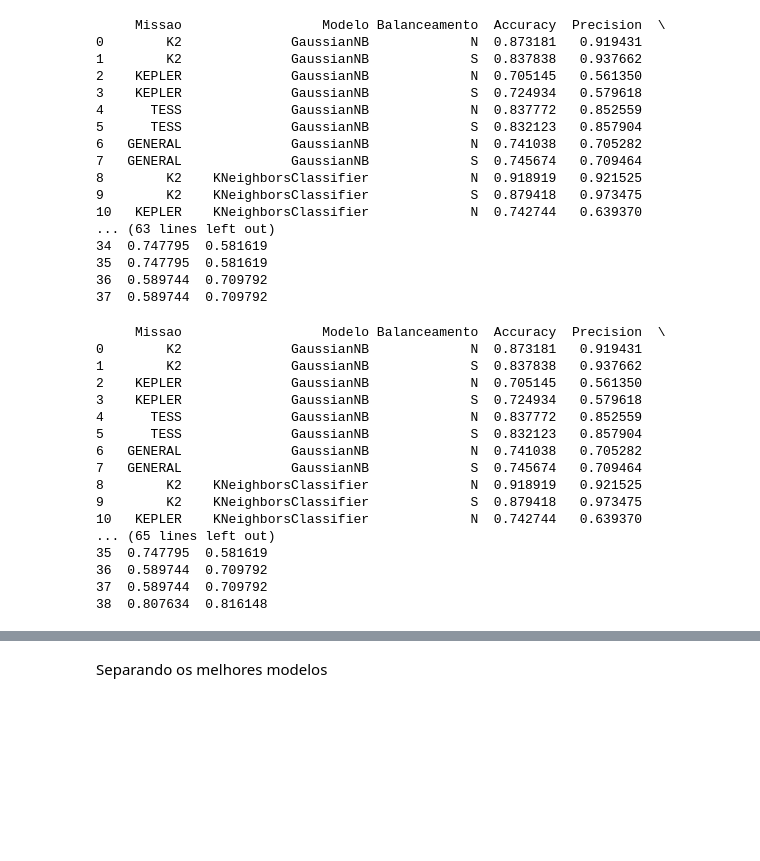
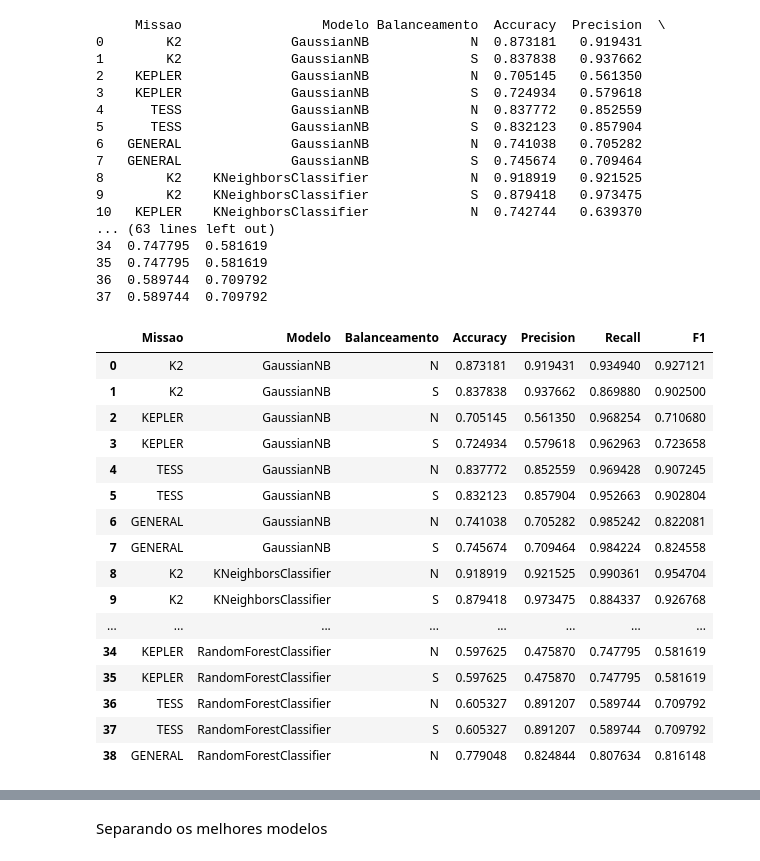
Before and after one commit to jnnastti/EstelarClass, a Jupyter notebook: EstelarClass.ipynb, the cells around one changed output, grey strips where cells are left out. Drawn from its saved outputs; the diff is of its cells as text; code cells hidden in the pictures; blank space fills up the shorter version.

```diff
--- a/EstelarClass.ipynb
+++ b/EstelarClass.ipynb
@@ -1529,5 +1541,6 @@ print(model_info)
 33  0.992771  0.990385
 # %%
+modeloRF = RandomForestClassifier(random_state=42)
 modeloRF.fit(kepler_base.x_kepler_treino,kepler_base.y_kepler_treino)
 y_kepler_previsto = modeloLR.predict(kepler_base.x_kepler_teste)
 
@@ -1574,6 +1587,7 @@ print(model_info)
 33  0.992771  0.990385
 34  0.747795  0.581619
 # %%
+modeloRF = RandomForestClassifier(random_state=42)
 modeloRF.fit(kepler_base.x_kepler_treino_bal,kepler_base.y_kepler_treino_bal)
 y_kepler_previsto = modeloLR.predict(kepler_base.x_kepler_teste)
 
@@ -1620,6 +1634,7 @@ print(model_info)
 34  0.747795  0.581619
 35  0.747795  0.581619
 # %%
+modeloRF = RandomForestClassifier(random_state=42)
 modeloRF.fit(tess_base.x_tess_treino,tess_base.y_tess_treino)
 y_tess_previsto = modeloKNN.predict(tess_base.x_tess_teste)
 
@@ -1666,6 +1681,7 @@ print(model_info)
 35  0.747795  0.581619
 36  0.589744  0.709792
 # %%
+modeloRF = RandomForestClassifier(random_state=42)
 modeloRF.fit(tess_base.x_tess_treino_bal,tess_base.y_tess_treino_bal)
 y_tess_previsto = modeloKNN.predict(tess_base.x_tess_teste)
 
@@ -1712,49 +1728,50 @@ print(model_info)
 36  0.589744  0.709792
 37  0.589744  0.709792
 # %%
+modeloRF = RandomForestClassifier(random_state=42)
 modeloRF.fit(general_base.x_general_treino,general_base.y_general_treino)
 y_general_previsto = modeloKNN.predict(general_base.x_general_teste)
 
 general_base.y_general_teste[:10],y_general_previsto[:10]
 
 accuracy = accuracy_score(general_base.y_general_teste, y_general_previsto)
 
 # Calcular precision
 precision = precision_score(general_base.y_general_teste, y_general_previsto, pos_label='planet')
 
 # Calcular recall
 recall = recall_score(general_base.y_general_teste, y_general_previsto, pos_label='planet')
 
 # Calcular F1 score
 f1 = f1_score(general_base.y_general_teste, y_general_previsto, pos_label='planet')
 
 model_info.loc[len(model_info)] = {
     'Missao' : 'GENERAL',
     'Modelo' : modeloRF.__class__.__name__,
     'Balanceamento' : 'N',
     'Accuracy' : accuracy,
     'Precision' : precision,
     'Recall' : recall,
     'F1' : f1
 }
 
-print(model_info)
+model_info
 # %% [output]
-     Missao                  Modelo Balanceamento  Accuracy  Precision  \
-0        K2              GaussianNB             N  0.873181   0.919431
-1        K2              GaussianNB             S  0.837838   0.937662
-2    KEPLER              GaussianNB             N  0.705145   0.561350
-3    KEPLER              GaussianNB             S  0.724934   0.579618
-4      TESS              GaussianNB             N  0.837772   0.852559
-5      TESS              GaussianNB             S  0.832123   0.857904
-6   GENERAL              GaussianNB             N  0.741038   0.705282
-7   GENERAL              GaussianNB             S  0.745674   0.709464
-8        K2    KNeighborsClassifier             N  0.918919   0.921525
-9        K2    KNeighborsClassifier             S  0.879418   0.973475
-10   KEPLER    KNeighborsClassifier             N  0.742744   0.639370
-... (65 lines left out)
-35  0.747795  0.581619
-36  0.589744  0.709792
-37  0.589744  0.709792
-38  0.807634  0.816148
+|  | Missao | Modelo | Balanceamento | Accuracy | Precision | Recall | F1 |
+| 0 | K2 | GaussianNB | N | 0.873181 | 0.919431 | 0.934940 | 0.927121 |
+| 1 | K2 | GaussianNB | S | 0.837838 | 0.937662 | 0.869880 | 0.902500 |
+| 2 | KEPLER | GaussianNB | N | 0.705145 | 0.561350 | 0.968254 | 0.710680 |
+| 3 | KEPLER | GaussianNB | S | 0.724934 | 0.579618 | 0.962963 | 0.723658 |
+| 4 | TESS | GaussianNB | N | 0.837772 | 0.852559 | 0.969428 | 0.907245 |
+| 5 | TESS | GaussianNB | S | 0.832123 | 0.857904 | 0.952663 | 0.902804 |
+| 6 | GENERAL | GaussianNB | N | 0.741038 | 0.705282 | 0.985242 | 0.822081 |
+| 7 | GENERAL | GaussianNB | S | 0.745674 | 0.709464 | 0.984224 | 0.824558 |
+| 8 | K2 | KNeighborsClassifier | N | 0.918919 | 0.921525 | 0.990361 | 0.954704 |
+| 9 | K2 | KNeighborsClassifier | S | 0.879418 | 0.973475 | 0.884337 | 0.926768 |
+| ... | ... | ... | ... | ... | ... | ... | ... |
+| 34 | KEPLER | RandomForestClassifier | N | 0.597625 | 0.475870 | 0.747795 | 0.581619 |
+| 35 | KEPLER | RandomForestClassifier | S | 0.597625 | 0.475870 | 0.747795 | 0.581619 |
+| 36 | TESS | RandomForestClassifier | N | 0.605327 | 0.891207 | 0.589744 | 0.709792 |
+| 37 | TESS | RandomForestClassifier | S | 0.605327 | 0.891207 | 0.589744 | 0.709792 |
+| 38 | GENERAL | RandomForestClassifier | N | 0.779048 | 0.824844 | 0.807634 | 0.816148 |
 # %%
```
Also changed, not shown: parts of 50 cells of this notebook, 3 other files.
